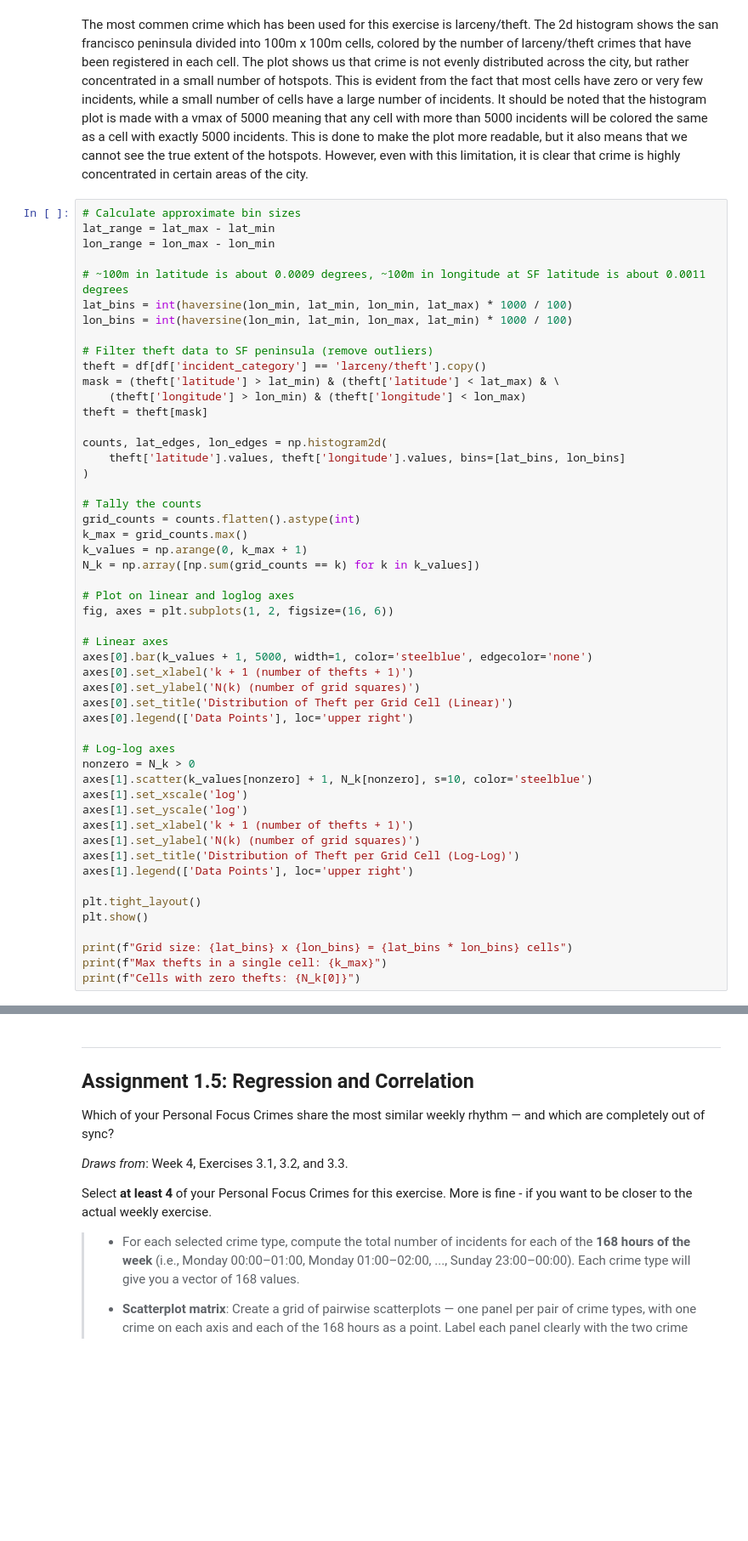
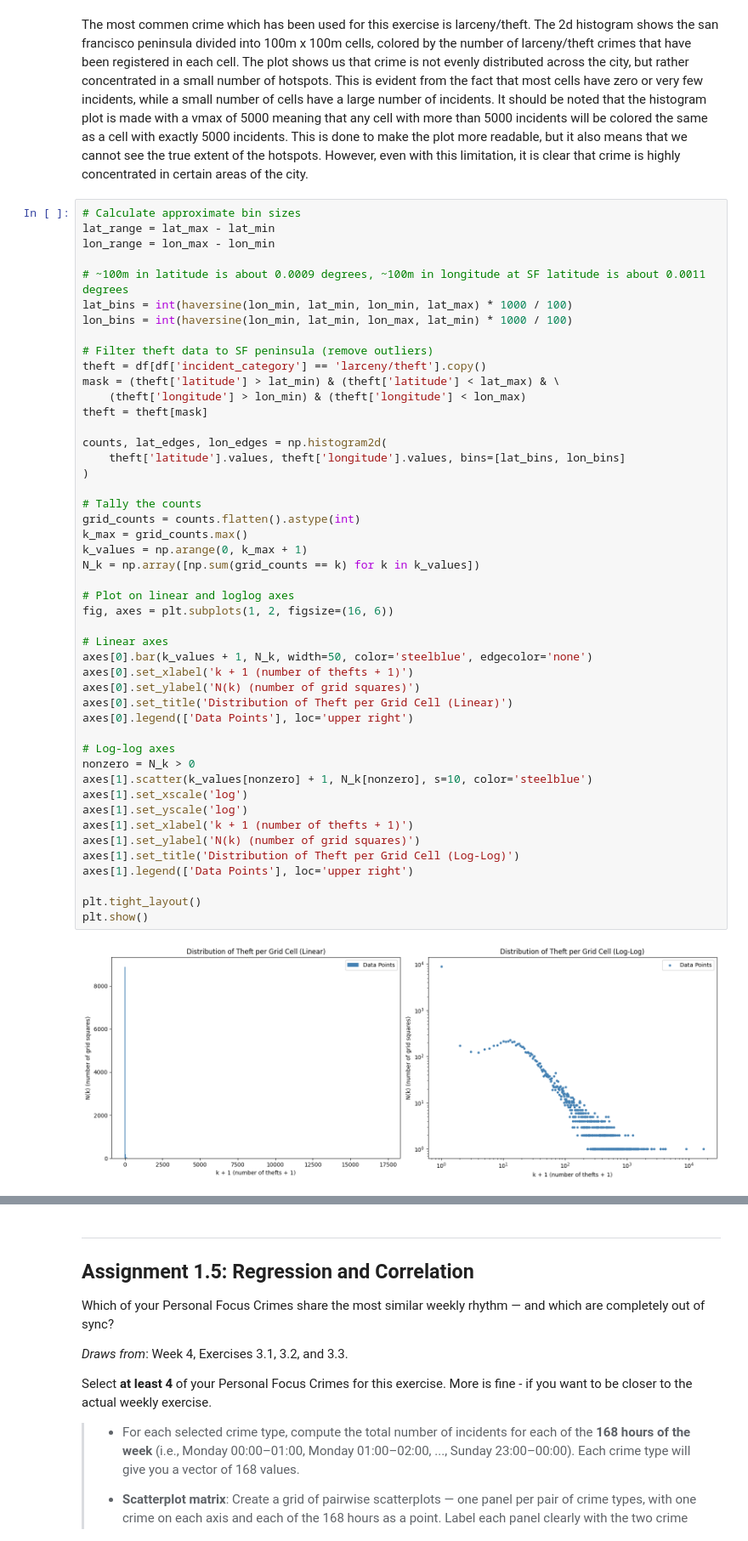
Before and after one commit to wkandersen/02806-socialdataanalysis, a Jupyter notebook: project1/Assignment1.ipynb, the cells around one changed output, grey strips where cells are left out. Shown at 85% size. Cells and saved outputs as stored; diff of their text form; blank space fills up the shorter version.

```diff
--- a/project1/Assignment1.ipynb
+++ b/project1/Assignment1.ipynb
@@ -316,35 +332,33 @@ counts, lat_edges, lon_edges = np.histogram2d(
     theft['latitude'].values, theft['longitude'].values, bins=[lat_bins, lon_bins]
 )
 
 # Tally the counts
 grid_counts = counts.flatten().astype(int)
 k_max = grid_counts.max()
 k_values = np.arange(0, k_max + 1)
 N_k = np.array([np.sum(grid_counts == k) for k in k_values])
 
 # Plot on linear and loglog axes
 fig, axes = plt.subplots(1, 2, figsize=(16, 6))
 
 # Linear axes
-axes[0].bar(k_values + 1, 5000, width=1, color='steelblue', edgecolor='none')
+axes[0].bar(k_values + 1, N_k, width=50, color='steelblue', edgecolor='none')
 axes[0].set_xlabel('k + 1 (number of thefts + 1)')
 axes[0].set_ylabel('N(k) (number of grid squares)')
 axes[0].set_title('Distribution of Theft per Grid Cell (Linear)')
 axes[0].legend(['Data Points'], loc='upper right')
 
 # Log-log axes
 nonzero = N_k > 0
 axes[1].scatter(k_values[nonzero] + 1, N_k[nonzero], s=10, color='steelblue')
 axes[1].set_xscale('log')
 axes[1].set_yscale('log')
 axes[1].set_xlabel('k + 1 (number of thefts + 1)')
 axes[1].set_ylabel('N(k) (number of grid squares)')
 axes[1].set_title('Distribution of Theft per Grid Cell (Log-Log)')
 axes[1].legend(['Data Points'], loc='upper right')
 
 plt.tight_layout()
 plt.show()
-
-print(f"Grid size: {lat_bins} x {lon_bins} = {lat_bins * lon_bins} cells")
-print(f"Max thefts in a single cell: {k_max}")
-print(f"Cells with zero thefts: {N_k[0]}")
+# %% [output]
+[figure, added]
```
Also changed, not shown: parts of 11 cells of this notebook.
